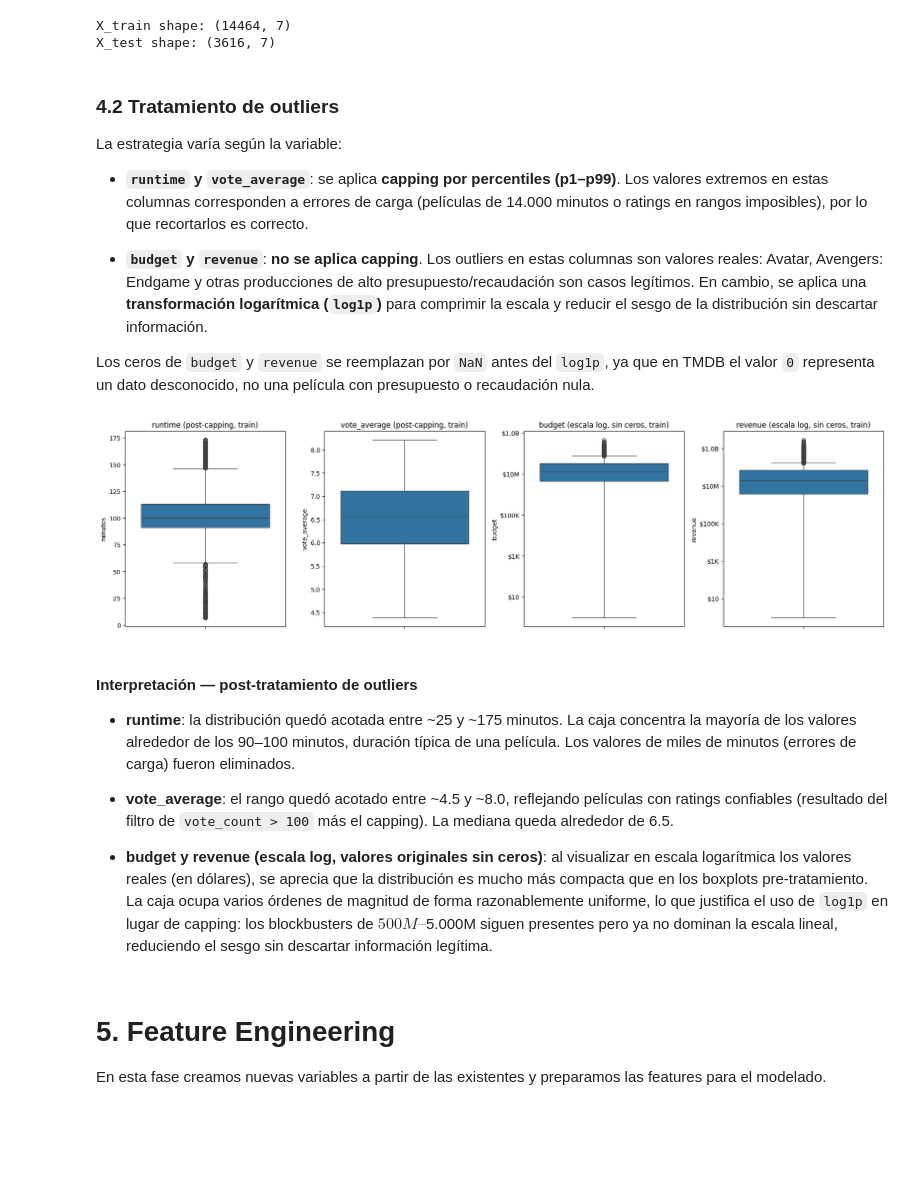
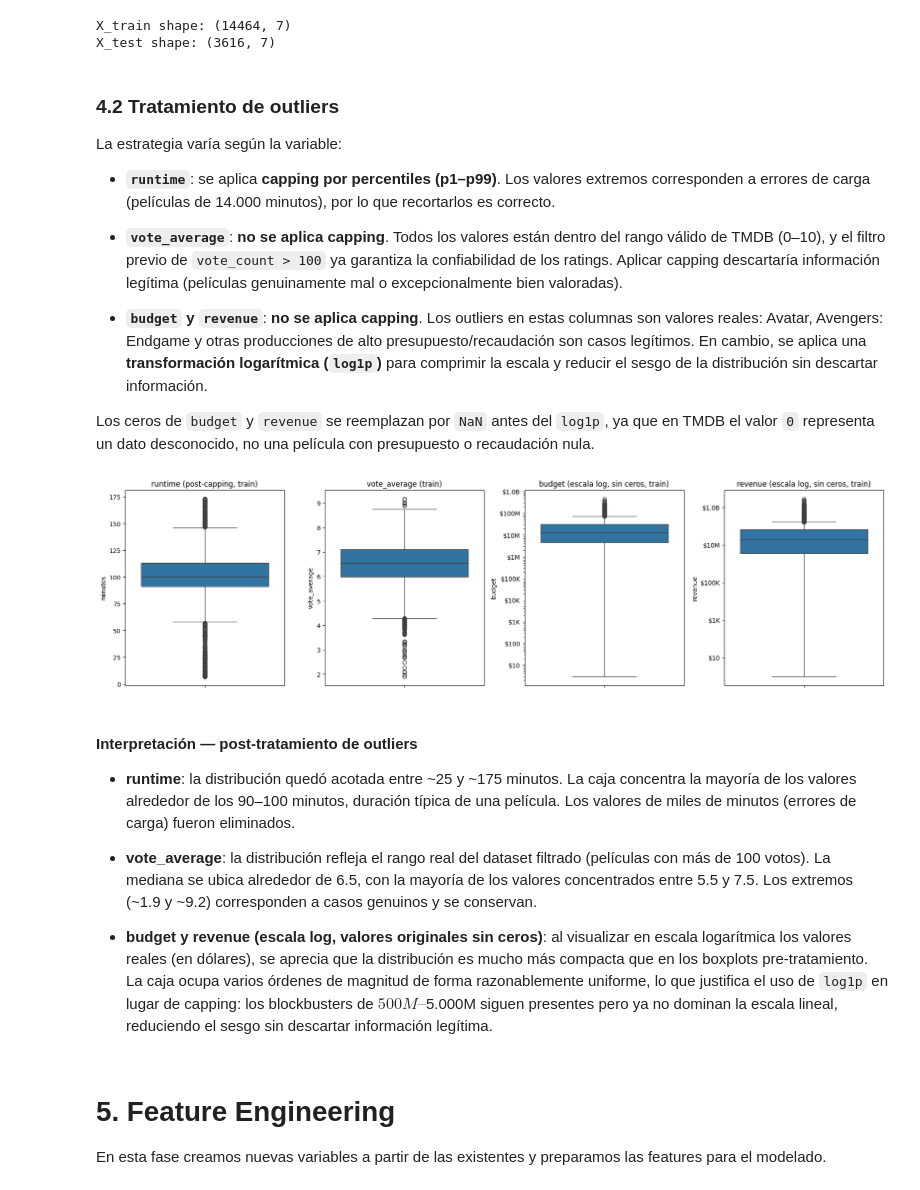
Before and after one commit to natonnelier/tmdb_movies_data_analysis, a Jupyter notebook: tp_grupo_9_movies.ipynb, the cells around one changed output. Saved outputs shown, nothing was run; the diff lists cells and outputs as text; code cells hidden in the pictures; blank space fills up the shorter version.

```diff
--- a/tp_grupo_9_movies.ipynb
+++ b/tp_grupo_9_movies.ipynb
@@ -551,0 +540,11 @@ companies[["title", "production_companies"]].head()
+# %%
+# La columna production_companies también está almacenada como un string separado por comas
+# Convertimos el string en una lista (igual que genres y production_countries)
+movies["production_companies"] = movies["production_companies"].fillna("").apply(
+    lambda x: [c.strip() for c in x.split(",") if c]
+)
+
+# Aplanar la lista de productoras
+companies = movies.explode("production_companies")
+
+companies[["title", "production_companies"]].head()
@@ -1002,7 +1008,9 @@ X_test shape: (3616, 7)
 
 La estrategia varía según la variable:
 
-- **`runtime` y `vote_average`**: se aplica **capping por percentiles (p1–p99)**. Los valores extremos en estas columnas corresponden a errores de carga (películas de 14.000 minutos o ratings en rangos imposibles), por lo que recortarlos es correcto.
+- **`runtime`**: se aplica **capping por percentiles (p1–p99)**. Los valores extremos corresponden a errores de carga (películas de 14.000 minutos), por lo que recortarlos es correcto.
+
+- **`vote_average`**: **no se aplica capping**. Todos los valores están dentro del rango válido de TMDB (0–10), y el filtro previo de `vote_count > 100` ya garantiza la confiabilidad de los ratings. Aplicar capping descartaría información legítima (películas genuinamente mal o excepcionalmente bien valoradas).
 
 - **`budget` y `revenue`**: **no se aplica capping**. Los outliers en estas columnas son valores reales: Avatar, Avengers: Endgame y otras producciones de alto presupuesto/recaudación son casos legítimos. En cambio, se aplica una **transformación logarítmica (`log1p`)** para comprimir la escala y reducir el sesgo de la distribución sin descartar información.
 
@@ -1019,11 +1027,6 @@ lower, upper = fit_cap_outliers(X_train['runtime'])
 X_train['runtime'] = apply_cap_outliers(X_train['runtime'], lower, upper)
 X_test['runtime'] = apply_cap_outliers(X_test['runtime'], lower, upper)
 
-# vote_average: capping p1-p99 (fitteado solo en train)
-lower, upper = fit_cap_outliers(y_train)
-y_train = apply_cap_outliers(y_train, lower, upper)
-y_test = apply_cap_outliers(y_test, lower, upper)
-
 # budget y revenue: reemplazar 0 por NaN (0 = dato desconocido en TMDB) y luego log1p
 for col in ['budget', 'revenue']:
     X_train[col] = X_train[col].replace(0, np.nan)
@@ -1039,41 +1042,41 @@ axes[0].set_title('runtime (post-capping, train)')
 axes[0].set_ylabel('minutos')
 
 sns.boxplot(y=y_train, ax=axes[1])
-axes[1].set_title('vote_average (post-capping, train)')
+axes[1].set_title('vote_average (train)')
 
 def smart_dollar_formatter(x, _):
     if x >= 1e9:
         return f'${x/1e9:.1f}B'
     elif x >= 1e6:
         return f'${x/1e6:.0f}M'
     elif x >= 1e3:
         return f'${x/1e3:.0f}K'
     return f'${x:.0f}'
 
 budget_orig = movies_filtered.loc[X_train.index, 'budget']
 budget_orig = budget_orig[budget_orig > 0]
 sns.boxplot(y=budget_orig, ax=axes[2])
 axes[2].set_yscale('log')
 axes[2].set_title('budget (escala log, sin ceros, train)')
 axes[2].yaxis.set_major_formatter(ticker.FuncFormatter(smart_dollar_formatter))
 
 revenue_orig = movies_filtered.loc[X_train.index, 'revenue']
 revenue_orig = revenue_orig[revenue_orig > 0]
 sns.boxplot(y=revenue_orig, ax=axes[3])
 axes[3].set_yscale('log')
 axes[3].set_title('revenue (escala log, sin ceros, train)')
 axes[3].yaxis.set_major_formatter(ticker.FuncFormatter(smart_dollar_formatter))
 
 plt.tight_layout()
 plt.show()
 # %% [output]
-[figure, old version]
+[figure, new version]
 # %% [markdown]
 #### Interpretación — post-tratamiento de outliers
 
 - **runtime**: la distribución quedó acotada entre ~25 y ~175 minutos. La caja concentra la mayoría de los valores alrededor de los 90–100 minutos, duración típica de una película. Los valores de miles de minutos (errores de carga) fueron eliminados.
 
-- **vote_average**: el rango quedó acotado entre ~4.5 y ~8.0, reflejando películas con ratings confiables (resultado del filtro de `vote_count > 100` más el capping). La mediana queda alrededor de 6.5.
+- **vote_average**: la distribución refleja el rango real del dataset filtrado (películas con más de 100 votos). La mediana se ubica alrededor de 6.5, con la mayoría de los valores concentrados entre 5.5 y 7.5. Los extremos (~1.9 y ~9.2) corresponden a casos genuinos y se conservan.
 
 - **budget y revenue (escala log, valores originales sin ceros)**: al visualizar en escala logarítmica los valores reales (en dólares), se aprecia que la distribución es mucho más compacta que en los boxplots pre-tratamiento. La caja ocupa varios órdenes de magnitud de forma razonablemente uniforme, lo que justifica el uso de `log1p` en lugar de capping: los blockbusters de $500M–$5.000M siguen presentes pero ya no dominan la escala lineal, reduciendo el sesgo sin descartar información legítima.
 # %% [markdown]
```
Also changed, not shown: parts of 27 cells of this notebook.
